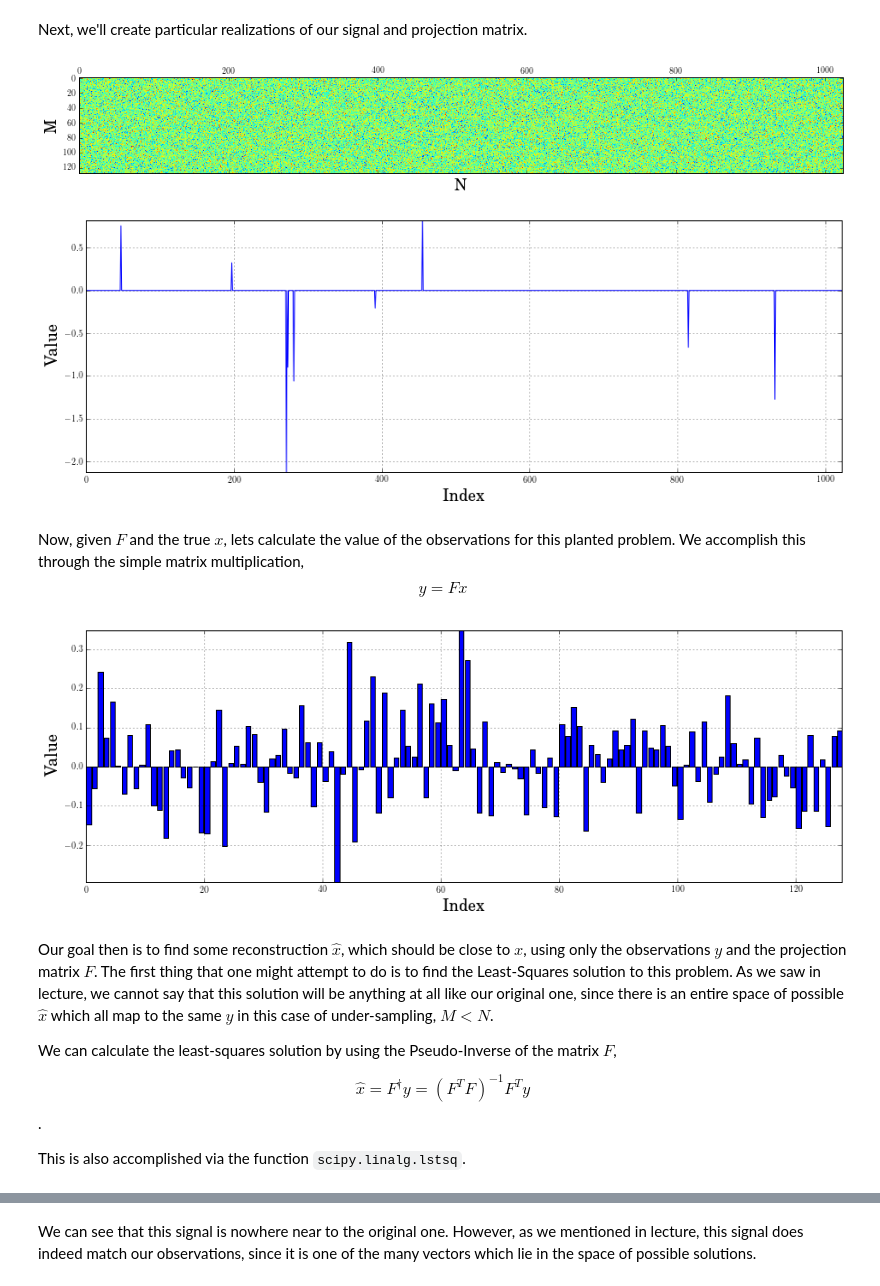
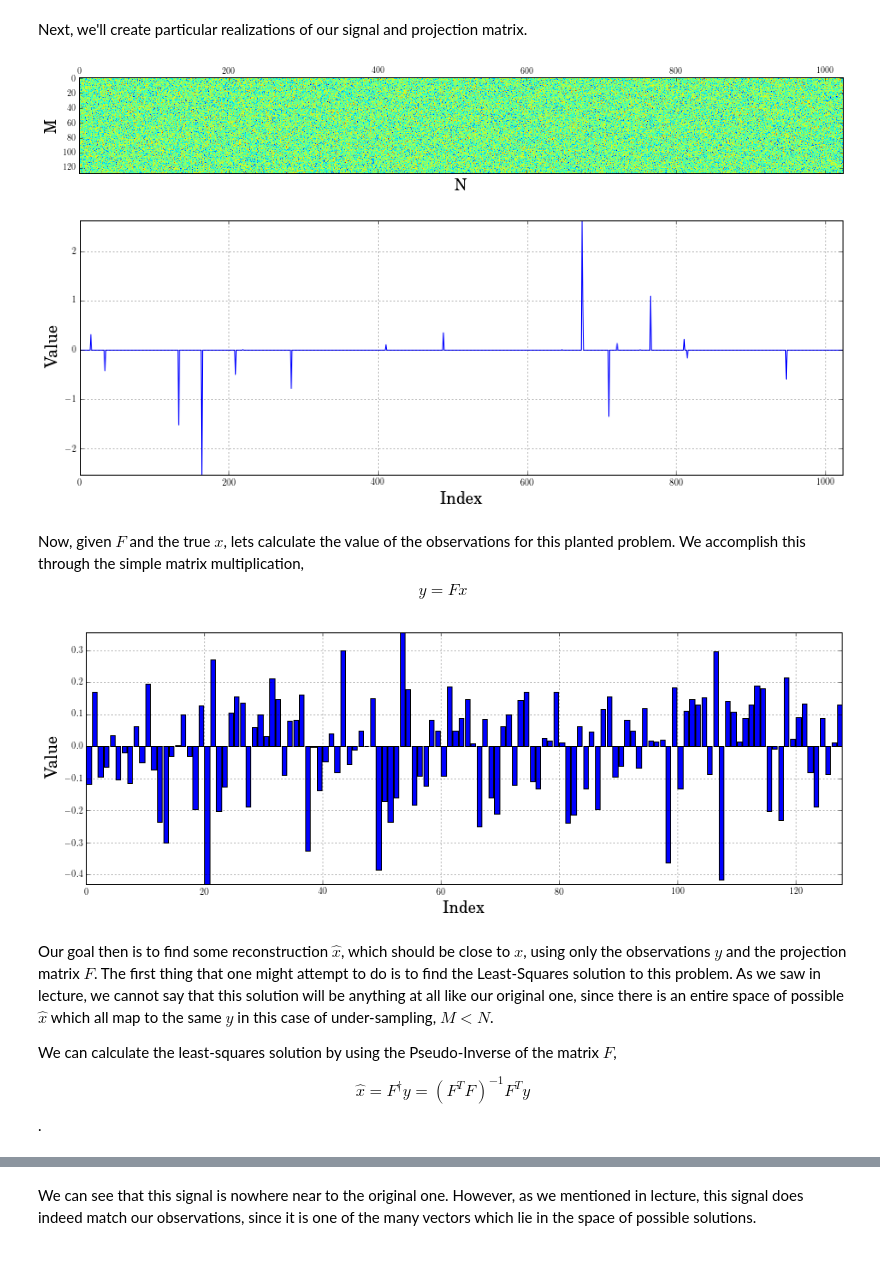
Before and after one commit to eric-tramel/PyIntroCS, a Jupyter notebook: 3_Reconstruction.ipynb, the cells around one changed output, grey strips where cells are left out. Saved outputs shown, nothing was run; the diff lists cells and outputs as text; code cells hidden in the pictures.

```diff
--- a/3_Reconstruction.ipynb
+++ b/3_Reconstruction.ipynb
@@ -39,15 +40,15 @@ Next, we'll create particular realizations of our signal and projection matrix.
 # %%
 N = 1024      # Signal Dimensionality
 M = 128       # Number of measurements
-K = 10        # Number of non-zeros
+K = 20        # Number of non-zeros
 x,xs = RandomKSparseSignal(K,N)
 F = RandomOrthoProjection(M,N)
 
 ShowProjection(F)
 ShowSignal(x)
 # %% [output]
-[figure, old version]
+[figure, new version]
-[figure, old version]
+[figure, new version]
 # %% [markdown]
 Now, given $F$ and the true $x$, lets calculate the value of the observations for this planted problem. We accomplish this through the simple matrix multiplication,
 $$ y = F x$$
@@ -55,13 +56,11 @@ $$ y = F x$$
 y = np.dot(F,x)
 ShowMeasurements(y)
 # %% [output]
-[figure, old version]
+[figure, new version]
 # %% [markdown]
 Our goal then is to find some reconstruction $\hat{x}$, which should be close to $x$, using only the observations $y$ and the projection matrix $F$. The first thing that one might attempt to do is to find the Least-Squares solution to this problem. As we saw in lecture, we cannot say that this solution will be anything at all like our original one, since there is an entire space of possible $\hat{x}$ which all map to the same $y$ in this case of under-sampling, $M<N$.
 
 We can calculate the least-squares solution by using the Pseudo-Inverse of the matrix $F$,
 
 $$\hat{x} = F^{\dagger} y = (F^T F)^{-1} F^T y$$.
-
-This is also accomplished via the function `scipy.linalg.lstsq`.
 # %%
```
Also changed, not shown: parts of 33 cells of this notebook, 2 other files.
